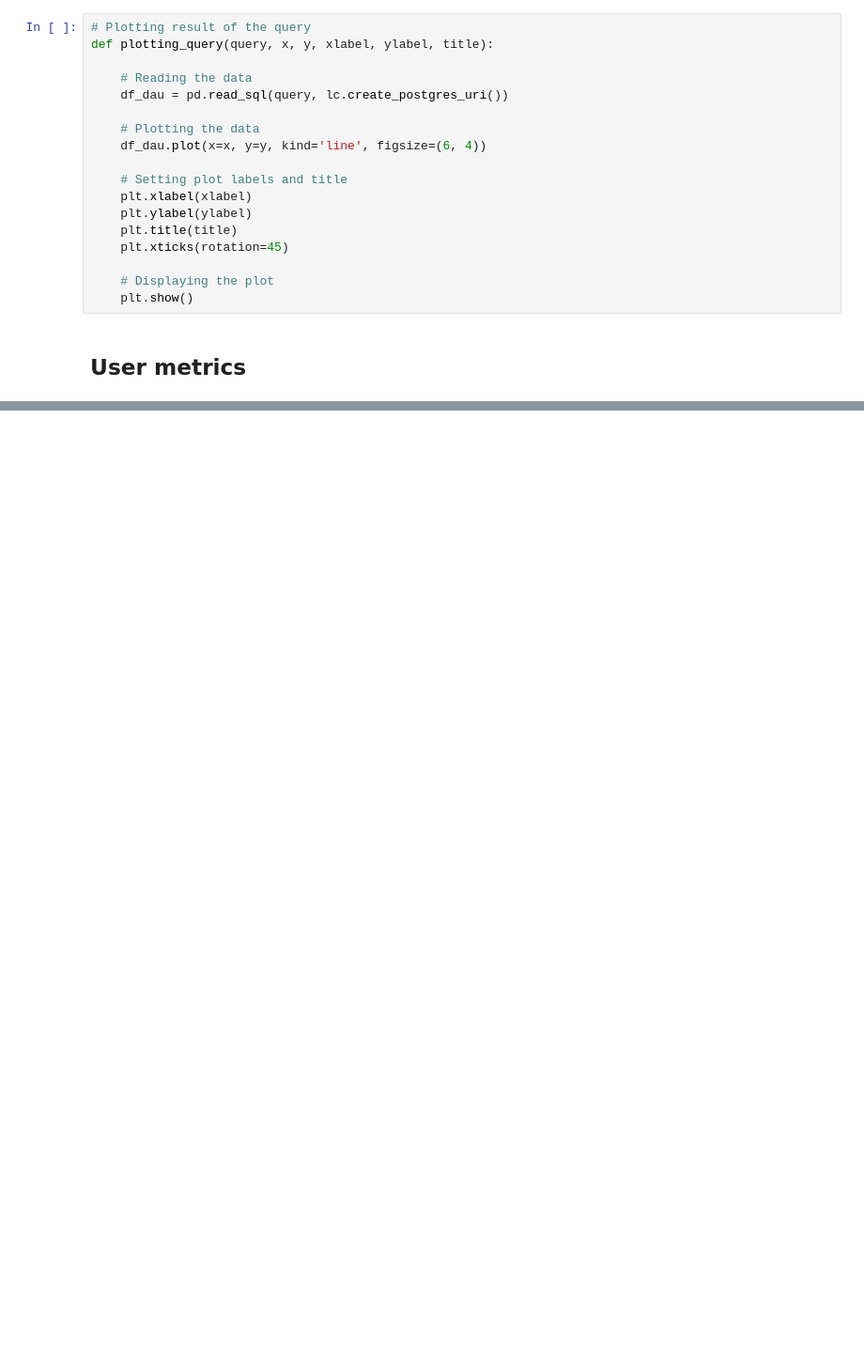
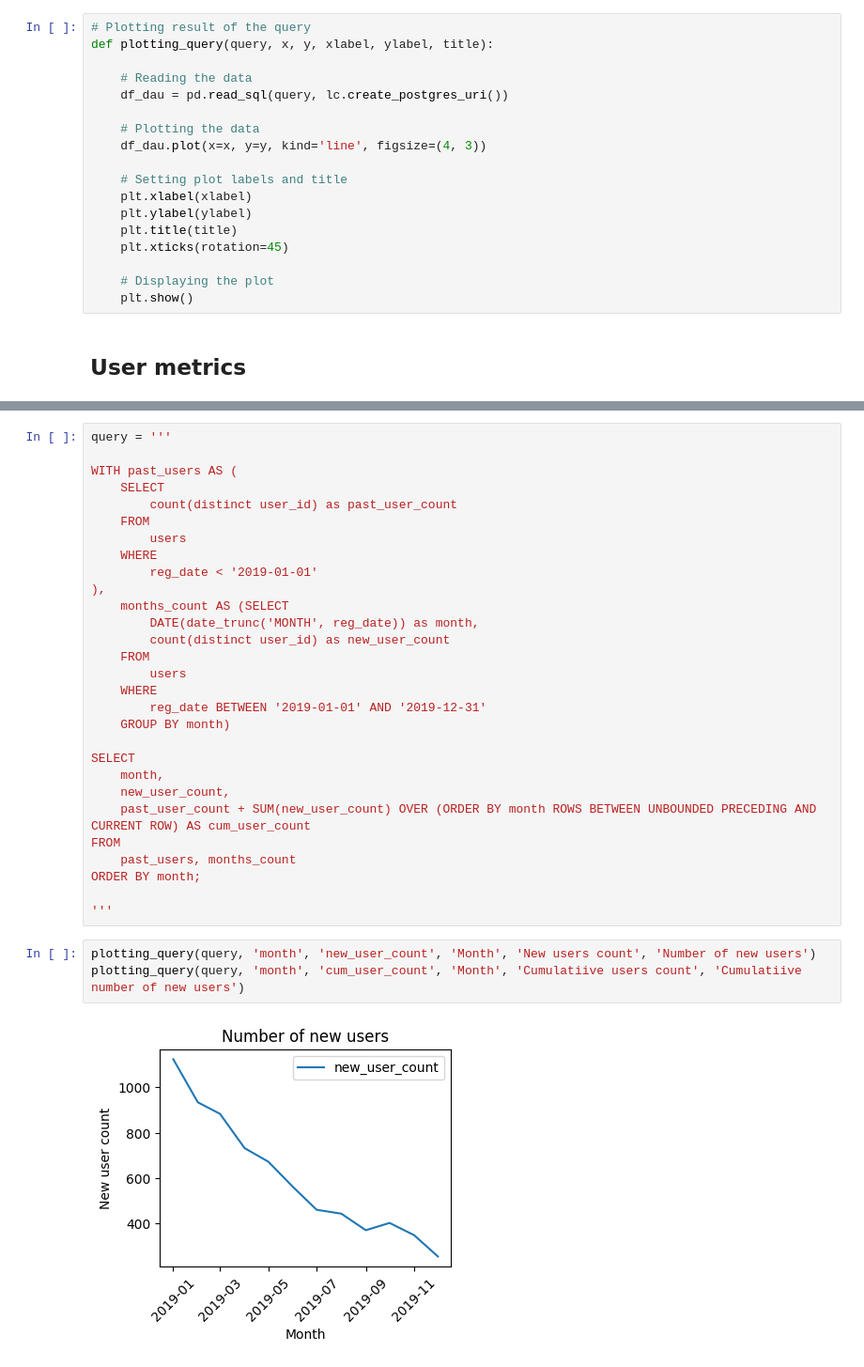
Before and after one commit to Victoria-Volokhina/E-library-analytics, a Jupyter notebook: product_analysis.ipynb, the cells around one changed output, grey strips where cells are left out. Shown at 94% size. Cells and saved outputs as stored; diff of their text form; blank space fills up the shorter version.

```diff
--- a/product_analysis.ipynb
+++ b/product_analysis.ipynb
@@ -18,7 +36,7 @@ def plotting_query(query, x, y, xlabel, ylabel, title):
     df_dau = pd.read_sql(query, lc.create_postgres_uri())
 
     # Plotting the data
-    df_dau.plot(x=x, y=y, kind='line', figsize=(6, 4))
+    df_dau.plot(x=x, y=y, kind='line', figsize=(4, 3))
 
     # Setting plot labels and title
     plt.xlabel(xlabel)
@@ -32,0 +55,34 @@ def plotting_query(query, x, y, xlabel, ylabel, title):
+# %%
+query = '''
+
+WITH past_users AS (
+	SELECT
+		count(distinct user_id) as past_user_count
+	FROM
+		users
+	WHERE
+		reg_date < '2019-01-01'
+),
+	months_count AS (SELECT
+		DATE(date_trunc('MONTH', reg_date)) as month,
+		count(distinct user_id) as new_user_count
+	FROM
+		users
+	WHERE
+		reg_date BETWEEN '2019-01-01' AND '2019-12-31'
+	GROUP BY month)
+
+SELECT
+	month,
+	new_user_count,
+	past_user_count + SUM(new_user_count) OVER (ORDER BY month ROWS BETWEEN UNBOUNDED PRECEDING AND CURRENT ROW) AS cum_user_count
+FROM
+	past_users, months_count
+ORDER BY month;
+
+'''
+# %%
+plotting_query(query, 'month', 'new_user_count', 'Month', 'New users count', 'Number of new users')
+plotting_query(query, 'month', 'cum_user_count', 'Month', 'Cumulatiive users count', 'Cumulatiive number of new users')
+# %% [output]
+[figure, added]
```
Also changed, not shown: parts of 21 cells of this notebook.
